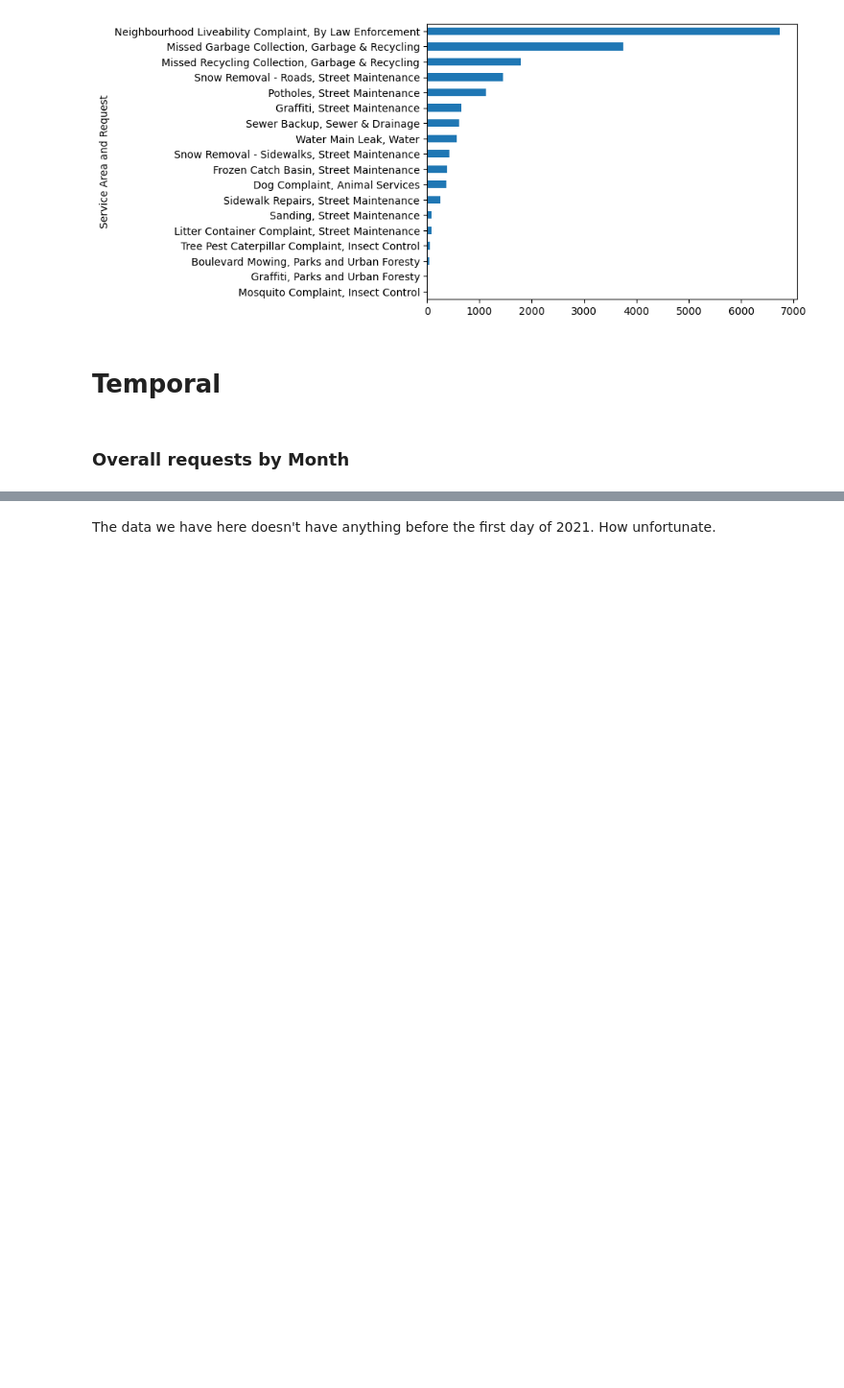
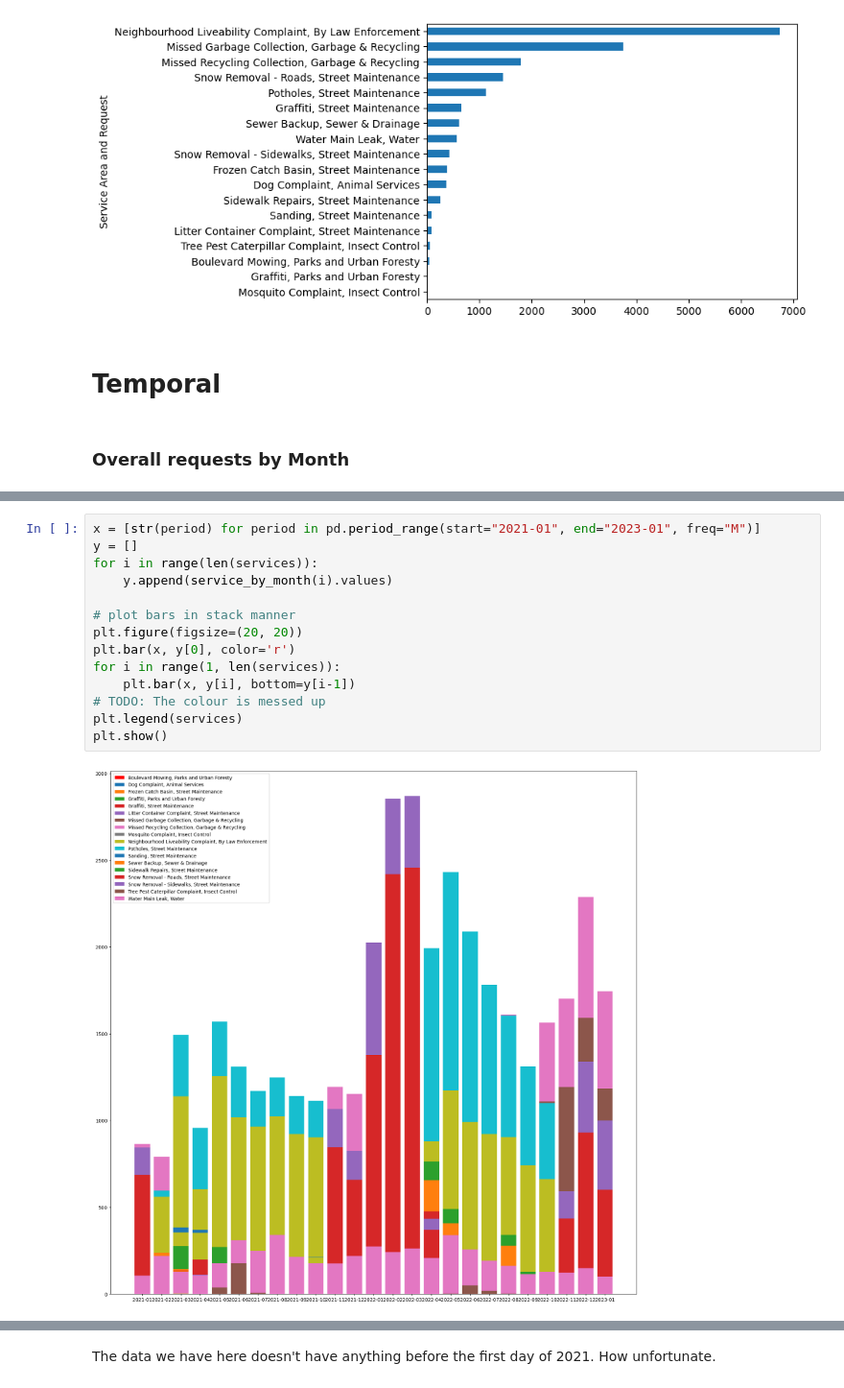
Before and after one commit to tommyvct/winnipeg-311-data-analysis, a Jupyter notebook: test.ipynb, the cells around one changed output, grey strips where cells are left out. Shown at 96% size. Saved outputs shown, nothing was run; the diff lists cells and outputs as text; blank space fills up the shorter version.

```diff
--- a/test.ipynb
+++ b/test.ipynb
@@ -164,0 +178,16 @@ def service_by_month(index: int):
+# %%
+x = [str(period) for period in pd.period_range(start="2021-01", end="2023-01", freq="M")]
+y = []
+for i in range(len(services)):
+    y.append(service_by_month(i).values)
+
+# plot bars in stack manner
+plt.figure(figsize=(20, 20))
+plt.bar(x, y[0], color='r')
+for i in range(1, len(services)):
+    plt.bar(x, y[i], bottom=y[i-1])
+# TODO: The colour is messed up
+plt.legend(services)
+plt.show()
+# %% [output]
+[figure, added]
```
Also changed, not shown: parts of 35 cells of this notebook.
